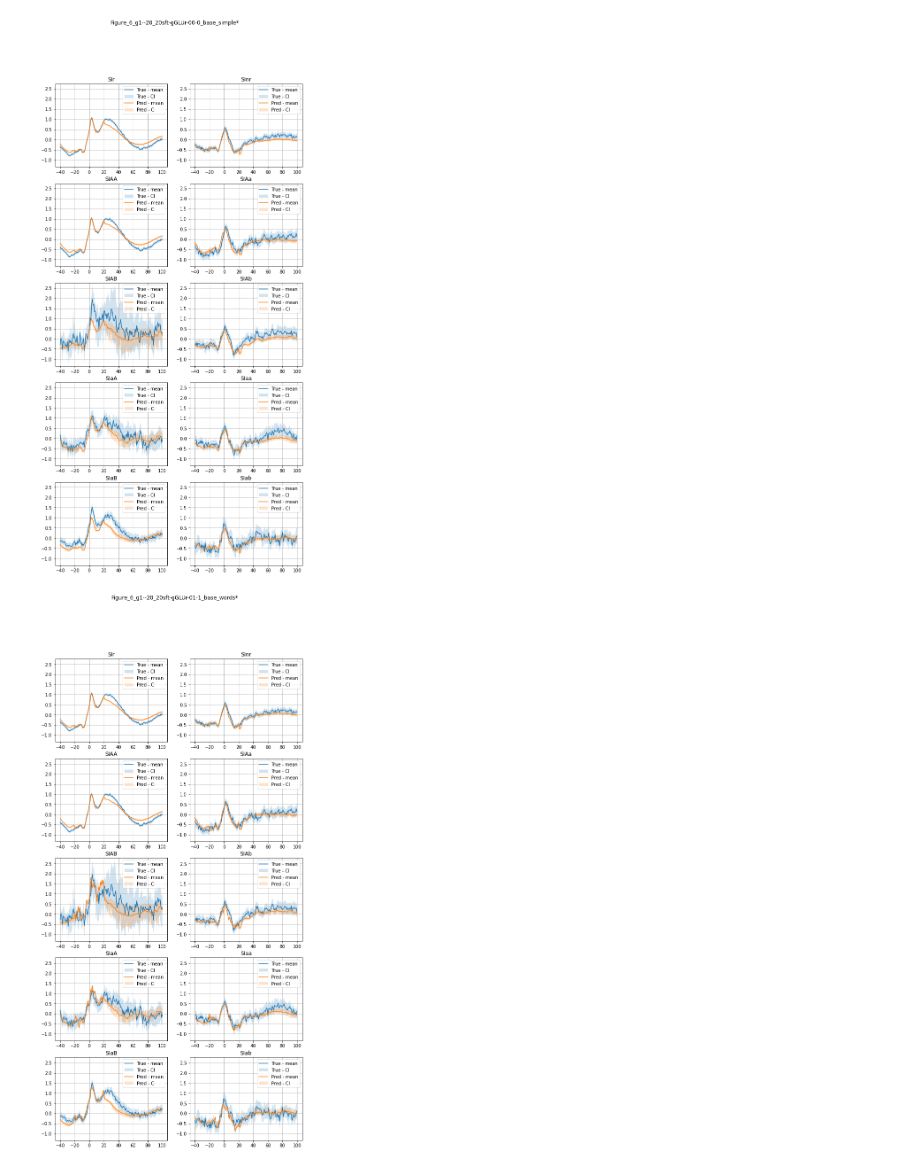
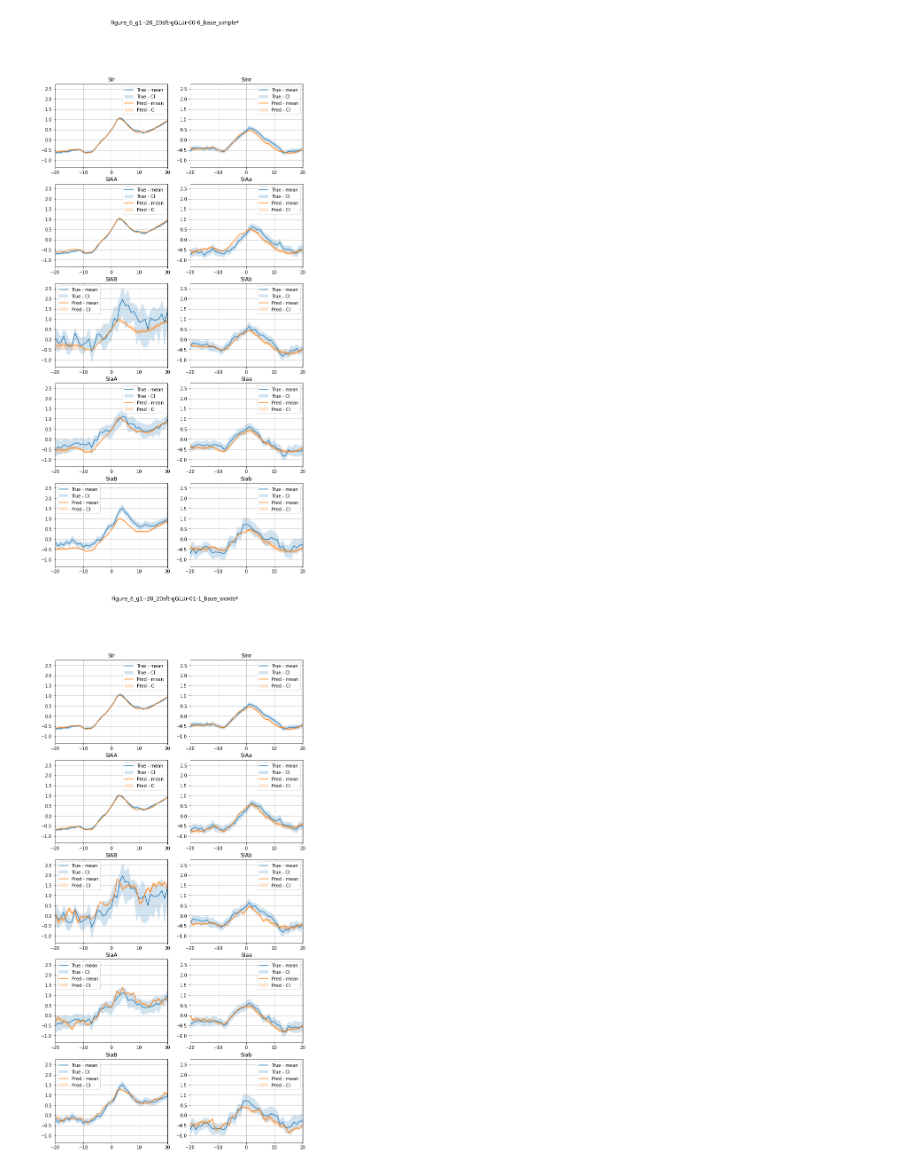
Before and after one commit to bernardosabatinilab/sabatinilab-glm, a Jupyter notebook: sglm/notebooks/scratch_pad/b-14b-view-reconstruct-Copy1.ipynb, the cells around one changed output. Saved outputs shown, nothing was run; the diff lists cells and outputs as text; code cells hidden in the pictures.

```diff
--- a/sglm/notebooks/scratch_pad/b-14b-view-reconstruct-Copy1.ipynb
+++ b/sglm/notebooks/scratch_pad/b-14b-view-reconstruct-Copy1.ipynb
@@ -90,34 +90,35 @@ for fig_str in fig_str_lst:
 
             max_y = -np.inf
             min_y = np.inf
 
             for iba, base_alignment in enumerate(base_alignment_lst):
                 ax = axes[iba//2, iba%2]
 
                 tmp_mx_y = max(rdf[f'{base_alignment}_T_ub'].max(), rdf[f'{base_alignment}_P_ub'].max())
                 tmp_mn_y = min(rdf[f'{base_alignment}_T_lb'].min(), rdf[f'{base_alignment}_P_lb'].min())
                 max_y, min_y, _, _ = update_max_min(max_y, min_y, tmp_mx_y, tmp_mn_y)
 
                 ax.plot(rdf.index, rdf[f'{base_alignment}_T_mn'], label='True - mean')
                 ax.fill_between(rdf.index, rdf[f'{base_alignment}_T_lb'], rdf[f'{base_alignment}_T_ub'], alpha=0.2, label='True - CI')
 
                 ax.plot(rdf.index, rdf[f'{base_alignment}_P_mn'], label='Pred - mean')
                 ax.fill_between(rdf.index, rdf[f'{base_alignment}_P_lb'], rdf[f'{base_alignment}_P_ub'], alpha=0.2, label='Pred - CI')
 
                 ax.set_title(base_alignment)
                 ax.grid(True)
                 ax.legend()
 
             for ax in axes.reshape(-1):
+                ax.set_xlim(-20-0.05, 20+0.05)
                 ax.set_ylim(min_y-0.05, max_y+0.05)
 
             fig.show()
             fig.savefig(str((dr_out / (fig_name.replace('*','') + '.png')).resolve()))
     #         break
     #     break
     # break
 # %% [output]
-[figure, old version]
+[figure, new version]
-[figure, old version]
+[figure, new version]
 # %%
 # run_id_dct[y_col]
```
Also changed, not shown: 10 other files.
